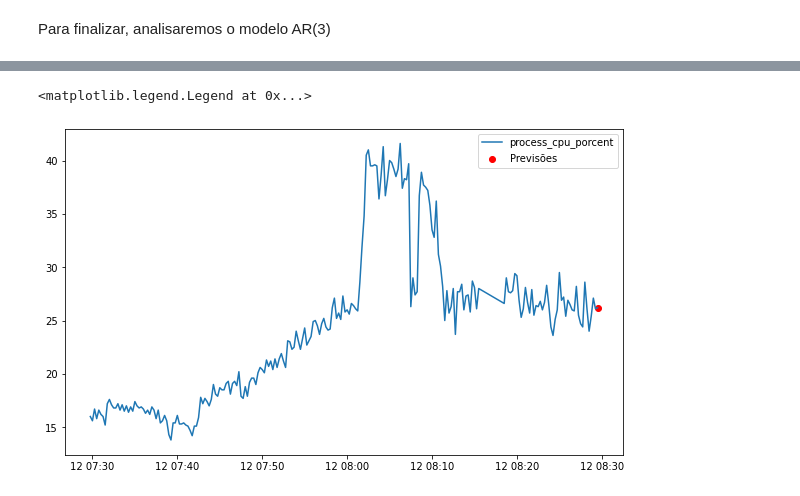
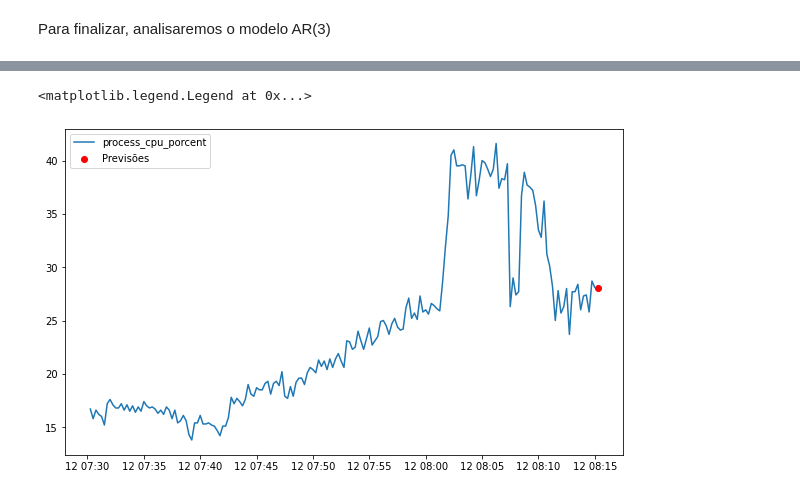
Before and after one commit to Oraculum-Fatec/api-monitoramento-site, a Jupyter notebook: Time_Serires.ipynb, the cells around one changed output, grey strips where cells are left out. Cells and saved outputs as stored; diff of their text form; code cells hidden in the pictures.

Commit message:
Predict Model 2

````diff
--- a/Time_Serires.ipynb
+++ b/Time_Serires.ipynb
@@ -184,7 +184,7 @@ Um séries temporais é usualmente modelada sob um processo estocástico $Y(t)$,
 
 O modelo Naive é o exemplo mais básico e "inocente" de preditor para uma série temporal. A idéia do modelo é a de que o valor previsto para o período atual ```t``` seja igual a volor do período ```t-1```. Utilizaremos o Modelo Naive para iniciar nosso modelo de predição.
 # %%
-df = pd.read_csv('dados/Export_Data.csv', usecols=['process_cpu_percent', 'time'])
+df = pd.read_csv('dados/Export_Data9.csv', usecols=['process_cpu_percent', 'time'])
 df.time = pd.to_datetime(df.time)
 df.set_index('time', inplace=True)
 df.head()
@@ -372,9 +382,9 @@ ar_3 = AutoReg(df.process_cpu_percent, 3).fit()
 # %%
 plt.figure(figsize=(10, 6))
 plt.plot(df.process_cpu_percent)
-forecast = ar_3.predict(start='2022-05-12 08:29:30', end='2022-05-12 08:29:30')
+forecast = ar_3.predict(start='2022-05-12 08:15:15', end='2022-05-12 08:15:15')
 plt.scatter(forecast.index, forecast.values, color='red')
 plt.legend(['process_cpu_porcent', 'Previsões'])
 # %% [output]
 <matplotlib.legend.Legend at 0x...>
-[figure, old version]
+[figure, new version]
````
Also changed, not shown: parts of 27 cells of this notebook.
